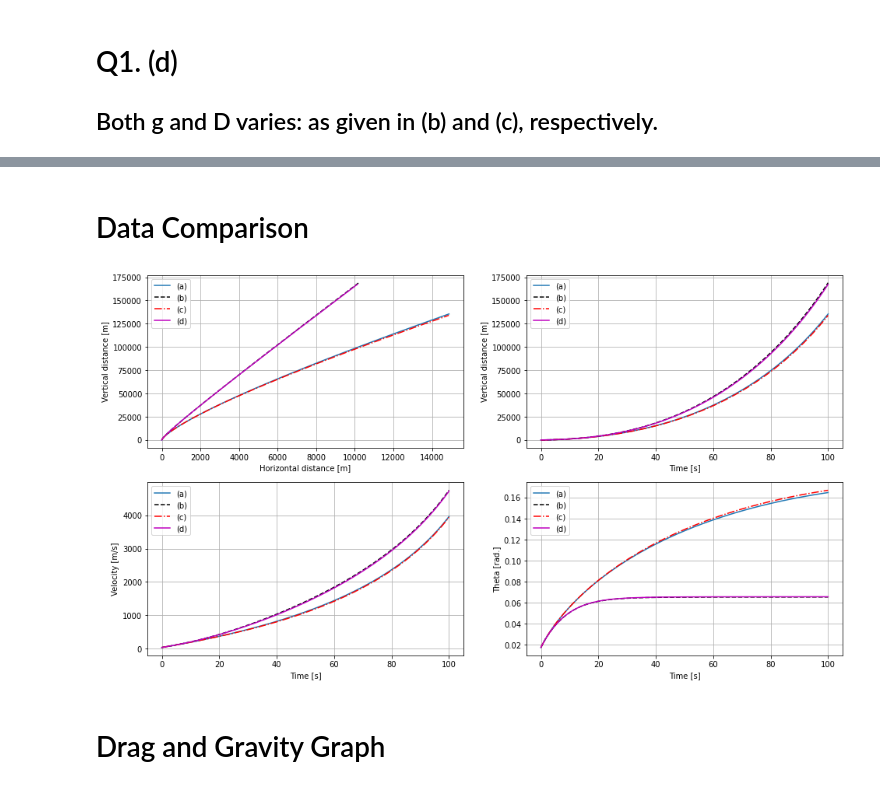
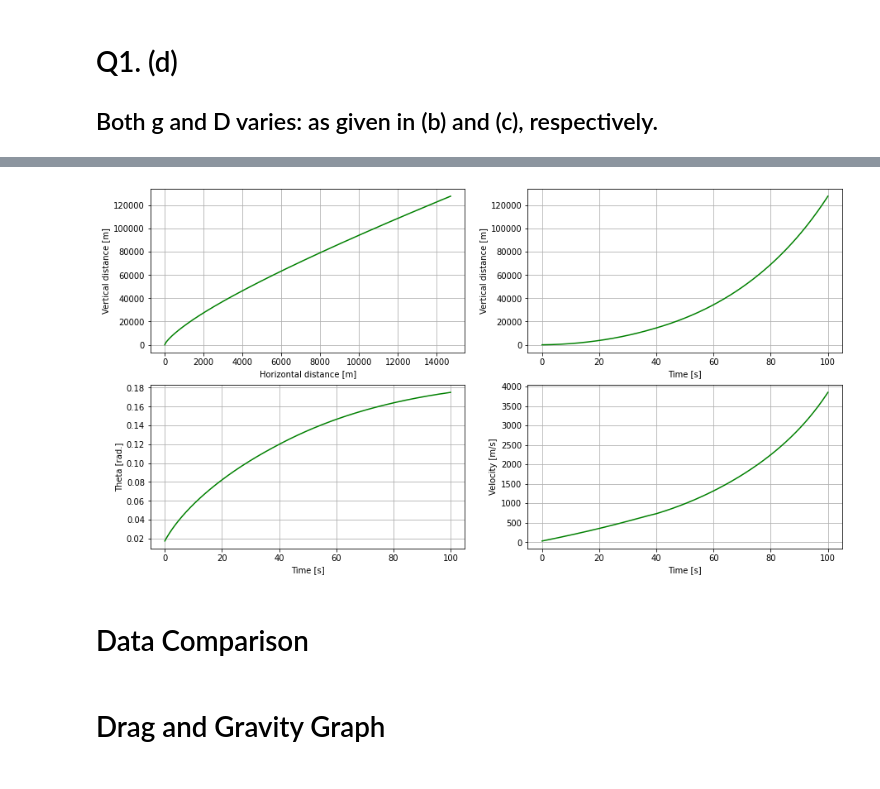
Before and after one commit to lakhiwal007/AE441A, a Jupyter notebook: assignment 1/180102_A1.ipynb, the cells around one changed output, grey strips where cells are left out. Saved outputs shown, nothing was run; the diff lists cells and outputs as text; code cells hidden in the pictures.

```diff
--- a/assignment 1/180102_A1.ipynb
+++ b/assignment 1/180102_A1.ipynb
@@ -220,3 +321,12 @@ plt.subplot(2,2,4);plt.plot(td,ud,"-m");plt.grid();plt.xlabel("Time [s]");plt.yl
+# %%
+plt.figure(figsize=(15,8));
+
+plt.subplot(2,2,1);plt.plot(xe,he,"-g");plt.grid();plt.xlabel("Horizontal distance [m]");plt.ylabel("Vertical distance [m]");
+plt.subplot(2,2,2);plt.plot(te,he,"-g");plt.grid();plt.xlabel("Time [s]");plt.ylabel("Vertical distance [m]");
+plt.subplot(2,2,3);plt.plot(te,thetae,"-g");plt.grid();plt.xlabel("Time [s]");plt.ylabel("Theta [rad.]");
+plt.subplot(2,2,4);plt.plot(te,ue,"-g");plt.grid();plt.xlabel("Time [s]");plt.ylabel("Velocity [m/s]");
+# %% [output]
+[figure, added]
 # %% [markdown]
 # Data Comparison
 # %%
@@ -225,39 +335,41 @@ plt.subplot(2,2,1);
 plt.grid();
 plt.xlabel("Horizontal distance [m]");plt.ylabel("Vertical distance [m]");
 plt.plot(xa,ha,"-")
-plt.plot(xb,hb,"--k")
-plt.plot(xc,hc,"-.r")
-plt.plot(xd,hd,"-m");
-plt.legend(["(a)","(b)","(c)","(d)"]);
+plt.plot(xb,hb,"--")
+plt.plot(xc,hc,"-.")
+plt.plot(xd,hd,"-")
+plt.plot(xe,he);
+plt.legend(["(a)","(b)","(c)","(d)","(e)"]);
 
 plt.subplot(2,2,2);
 plt.grid();
 plt.xlabel("Time [s]");plt.ylabel("Vertical distance [m]");
 plt.plot(ta,ha,"-")
-plt.plot(tb,hb,"--k")
-plt.plot(tc,hc,"-.r")
-plt.plot(td,hd,"-m");
-plt.legend(["(a)","(b)","(c)","(d)"]);
+plt.plot(tb,hb,"--")
+plt.plot(tc,hc,"-.")
+plt.plot(td,hd,"-")
+plt.plot(te,he);
+plt.legend(["(a)","(b)","(c)","(d)","(e)"]);
 
 plt.subplot(2,2,3);
 plt.grid();
 plt.xlabel("Time [s]");plt.ylabel("Velocity [m/s]");
 plt.plot(ta,ua,"-")
-plt.plot(tb,ub,"--k")
-plt.plot(tc,uc,"-.r")
-plt.plot(td,ud,"-m")
-plt.legend(["(a)","(b)","(c)","(d)"]);
+plt.plot(tb,ub,"--")
+plt.plot(tc,uc,"-.")
+plt.plot(td,ud,"-")
+plt.plot(te,ue);
+plt.legend(["(a)","(b)","(c)","(d)","(e)"]);
 
 plt.subplot(2,2,4);
 plt.grid();
 plt.xlabel("Time [s]");plt.ylabel("Theta [rad.]");
 plt.plot(ta,thetaa,"-")
-plt.plot(tb,thetab,"--k")
-plt.plot(tc,thetac,"-.r")
-plt.plot(td,thetad,"-m")
-plt.legend(["(a)","(b)","(c)","(d)"]);
+plt.plot(tb,thetab,"--")
+plt.plot(tc,thetac,"-.")
+plt.plot(td,thetad,"-")
+plt.plot(te,thetae);
+plt.legend(["(a)","(b)","(c)","(d)","(e)"]);
-# %% [output]
-[figure, removed]
 # %% [markdown]
 # Drag and Gravity Graph
 # %%
```
Also changed, not shown: parts of 14 cells of this notebook, 3 other files.
